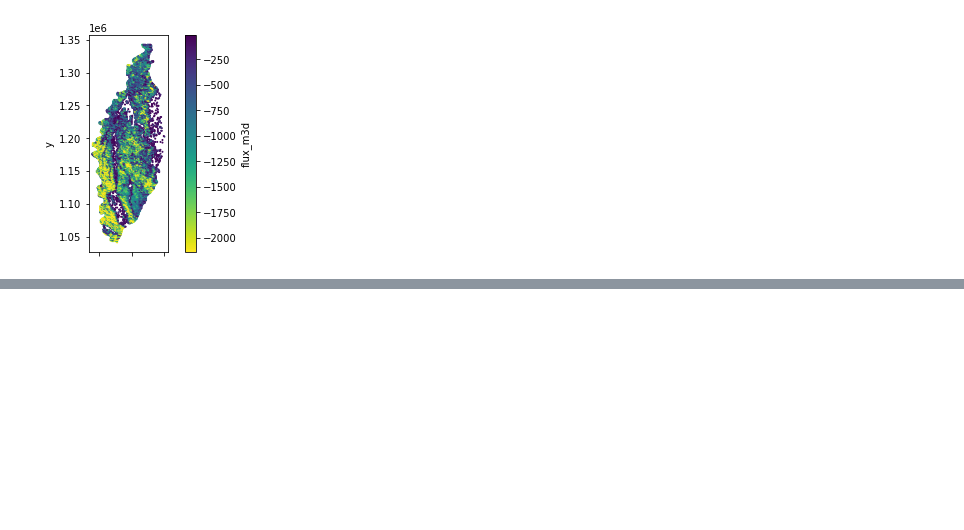
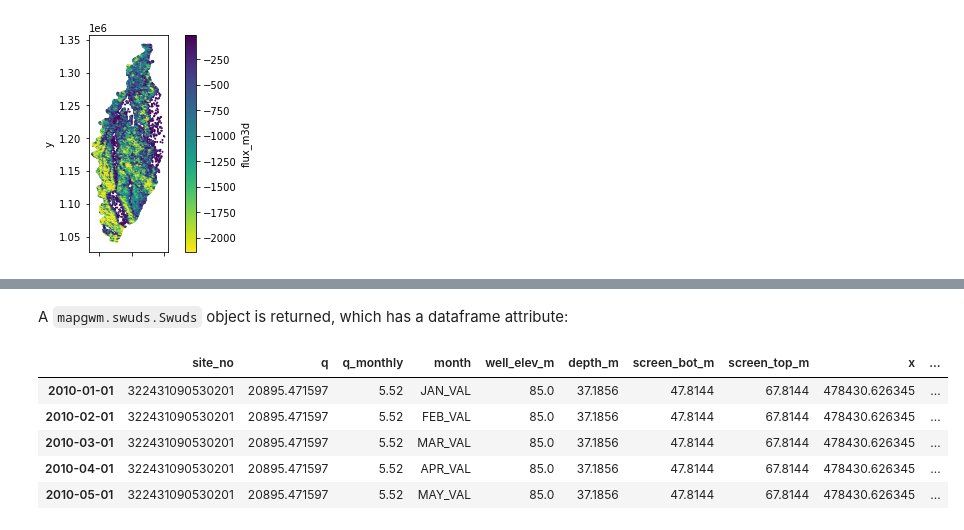
Before and after one commit to aleaf/usgs-map-gwmodels, a Jupyter notebook: docs/source/notebooks/Example.ipynb, the cells around one changed output, grey strips where cells are left out. Saved outputs shown, nothing was run; the diff lists cells and outputs as text; code cells hidden in the pictures; blank space fills up the shorter version.

```diff
--- a/docs/source/notebooks/Example.ipynb
+++ b/docs/source/notebooks/Example.ipynb
@@ -465,0 +519,20 @@ ax.set_aspect(1)
+# %%
+from mapgwm.swuds import preprocess_swuds
+
+swuds_input = test_data_path / 'swuds/withdrawals_test_dataset.xlsx'
+worksheet = 'LMG-withdrawals-2000-2018'
+outfile = output_folder / 'preprocessed_swuds_data.csv'
+
+dem = test_data_path / 'rasters/dem_mean_elevs.tif'
+
+# raster defining the tops and bottoms of non-agricultural public supply production intervals
+# from Knierem
+production_zones = {'mrva': (test_data_path / 'swuds/rasters/pz_MCAQP_top.tif',
+                             test_data_path / 'swuds/rasters/pz_MCAQP_bot.tif',
+                             ),
+                    'mcaq': (test_data_path / 'swuds/rasters/pz_MCAQP_top.tif',
+                             test_data_path / 'swuds/rasters/pz_MCAQP_bot.tif',
+                             'feet'),
+                    'lcaq': (test_data_path / 'swuds/rasters/pz_LCAQP_top.tif',
+                             test_data_path / 'swuds/rasters/pz_LCAQP_bot.tif')
+                    }
@@ -465,0 +572,11 @@ ax.set_aspect(1)
+# %% [markdown]
+A `mapgwm.swuds.Swuds` object is returned, which has a dataframe attribute:
+# %%
+swuds_results.df.head()
+# %% [output]
+|  | site_no | q | q_monthly | month | well_elev_m | depth_m | screen_bot_m | screen_top_m | x | ... |
+| 2010-01-01 | 322431090530201 | 20895.471597 | 5.52 | JAN_VAL | 85.0 | 37.1856 | 47.8144 | 67.8144 | 478430.626345 | ... |
+| 2010-02-01 | 322431090530201 | 20895.471597 | 5.52 | FEB_VAL | 85.0 | 37.1856 | 47.8144 | 67.8144 | 478430.626345 | ... |
+| 2010-03-01 | 322431090530201 | 20895.471597 | 5.52 | MAR_VAL | 85.0 | 37.1856 | 47.8144 | 67.8144 | 478430.626345 | ... |
+| 2010-04-01 | 322431090530201 | 20895.471597 | 5.52 | APR_VAL | 85.0 | 37.1856 | 47.8144 | 67.8144 | 478430.626345 | ... |
+| 2010-05-01 | 322431090530201 | 20895.471597 | 5.52 | MAY_VAL | 85.0 | 37.1856 | 47.8144 | 67.8144 | 478430.626345 | ... |
```
Also changed, not shown: parts of 22 cells of this notebook, 16 other files.
